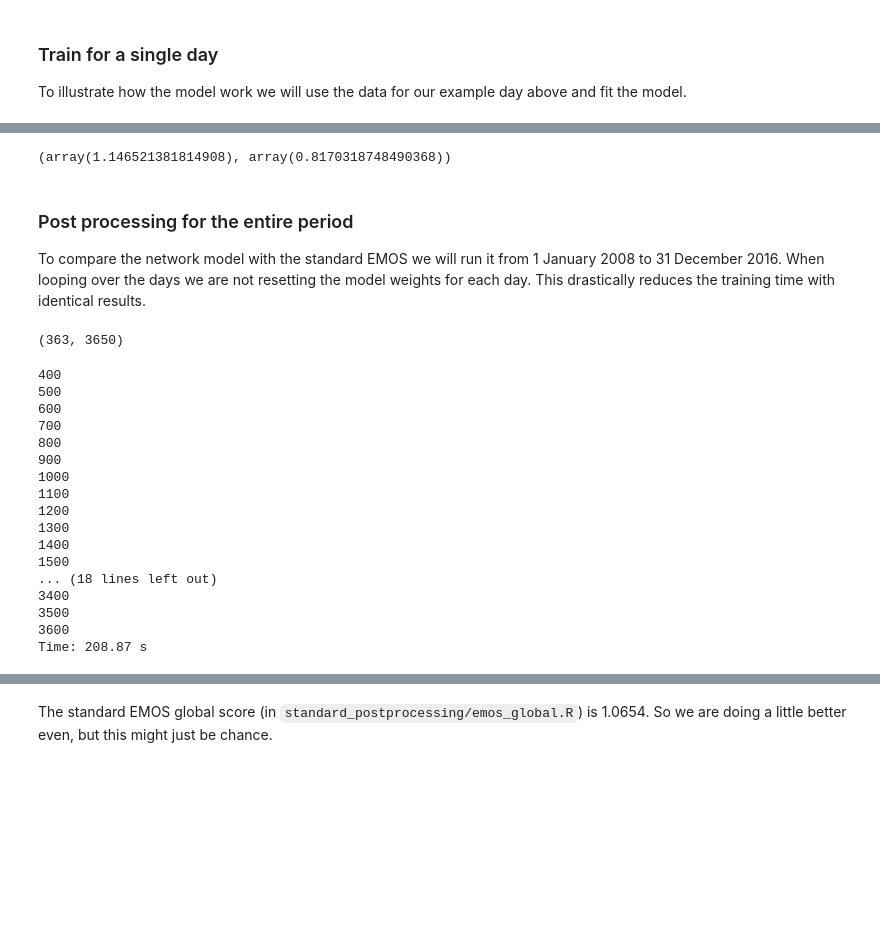
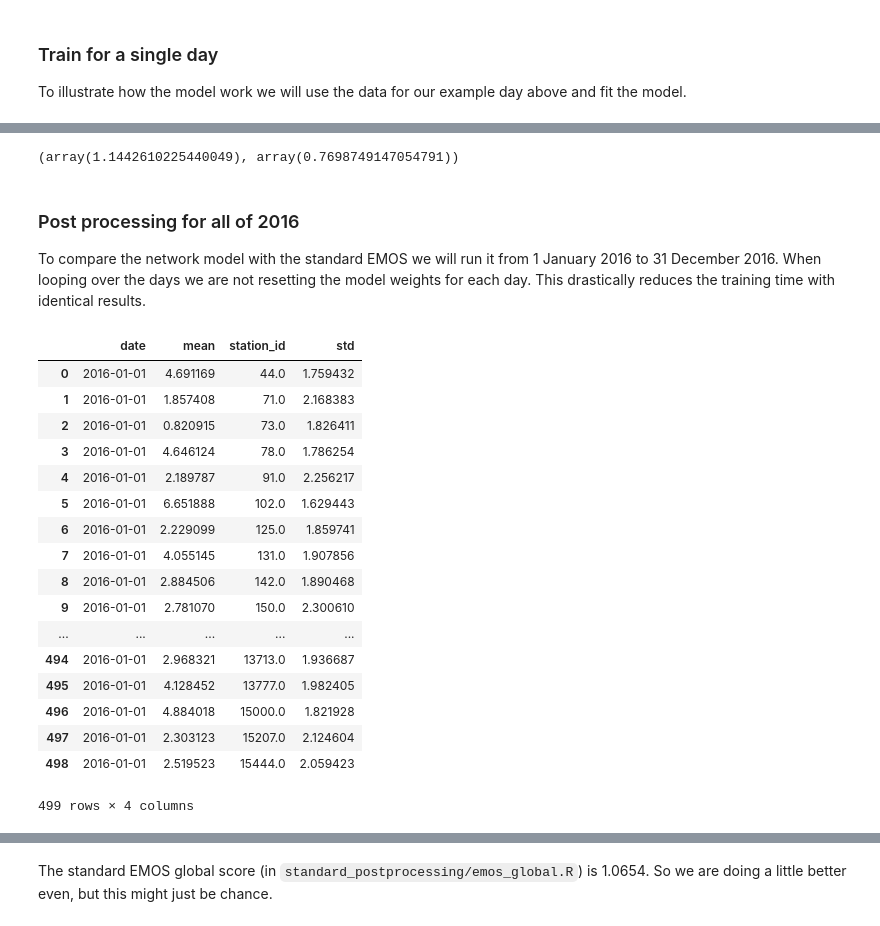
Before and after one commit to slerch/ppnn, a Jupyter notebook: nn_postprocessing/EMOS_network.ipynb, the cells around one changed output, grey strips where cells are left out. Cells and saved outputs as stored; diff of their text form; code cells hidden in the pictures; blank space fills up the shorter version.

Commit message:
Added csv output for loop

```diff
--- a/nn_postprocessing/EMOS_network.ipynb
+++ b/nn_postprocessing/EMOS_network.ipynb
@@ -126,52 +98,57 @@ model_theano = EMOS_Network()
+# %%
+train_mean = train_set.features[:, 0]
+train_std = train_set.features[:, 1]
+test_mean = test_set.features[:, 0]
+test_std = test_set.features[:, 1]
 # %%
 # Train the model for some steps
-model_theano.fit(tfc_mean_train, tfc_std_train, tobs_train, steps_max,
-          (tfc_mean_test, tfc_std_test, tobs_test), lr=lr,
-          early_stopping_delta=early_stopping_delta)
+model_theano.fit(train_mean, train_std, train_set.targets, steps_max,
+                 (test_mean, test_std, test_set.targets), lr=lr,
+                 early_stopping_delta=early_stopping_delta)
 # Output is the training CRPS and the test CRPS
 # %% [output]
-(array(1.146521381814908), array(0.8170318748490368))
+(array(1.1442610225440049), array(0.7698749147054791))
 # %% [markdown]
-### Post processing for the entire period
+### Post processing for all of 2016
 
-To compare the network model with the standard EMOS we will run it from 1 January 2008 to 31 December 2016. When looping over the days we are not resetting the model weights for each day. This drastically reduces the training time with identical results.
+To compare the network model with the standard EMOS we will run it from 1 January 2016 to 31 December 2016. When looping over the days we are not resetting the model weights for each day. This drastically reduces the training time with identical results.
-# %%
-# Get start and stop indices
-date_idx_start = return_date_idx(dates, 2008, 1, 1)
-date_idx_stop = return_date_idx(dates, 2016, 12, 31)
-date_idx_start, date_idx_stop
-# %% [output]
-(363, 3650)
+# %%
+# Get start and stop indices
+date_str_start = '2016-01-01'
+date_str_stop = '2016-01-02'
 # %%
 model_theano = EMOS_Network()
 # %%
 # This function loops over the days.
-train_crps_list, valid_crps_list = loop_over_days(
+train_crps_list, valid_crps_list, results_df = loop_over_days(
+    DATA_DIR,
     model_theano,
-    tobs_full,
-    tfc_full,
-    date_idx_start, date_idx_stop,
+    date_str_start, date_str_stop,
     window_size=window_size,
     fclt=fclt,
     epochs_max=steps_max,
     early_stopping_delta=early_stopping_delta,
     lr=lr,
+    verbose=0,
     model_type='EMOS_Network_theano')
-# %% [output]
-400
-500
-600
-700
-800
-900
-1000
-1100
-1200
-1300
-1400
-1500
-... (18 lines left out)
-3400
-3500
-3600
-Time: 208.87 s
+# %%
+results_df
+# %% [output]
+|  | date | mean | station_id | std |
+| 0 | 2016-01-01 | 4.691169 | 44.0 | 1.759432 |
+| 1 | 2016-01-01 | 1.857408 | 71.0 | 2.168383 |
+| 2 | 2016-01-01 | 0.820915 | 73.0 | 1.826411 |
+| 3 | 2016-01-01 | 4.646124 | 78.0 | 1.786254 |
+| 4 | 2016-01-01 | 2.189787 | 91.0 | 2.256217 |
+| 5 | 2016-01-01 | 6.651888 | 102.0 | 1.629443 |
+| 6 | 2016-01-01 | 2.229099 | 125.0 | 1.859741 |
+| 7 | 2016-01-01 | 4.055145 | 131.0 | 1.907856 |
+| 8 | 2016-01-01 | 2.884506 | 142.0 | 1.890468 |
+| 9 | 2016-01-01 | 2.781070 | 150.0 | 2.300610 |
+| ... | ... | ... | ... | ... |
+| 494 | 2016-01-01 | 2.968321 | 13713.0 | 1.936687 |
+| 495 | 2016-01-01 | 4.128452 | 13777.0 | 1.982405 |
+| 496 | 2016-01-01 | 4.884018 | 15000.0 | 1.821928 |
+| 497 | 2016-01-01 | 2.303123 | 15207.0 | 2.124604 |
+| 498 | 2016-01-01 | 2.519523 | 15444.0 | 2.059423 |
+499 rows × 4 columns
```
Also changed, not shown: parts of 29 cells of this notebook, 1 other file.
